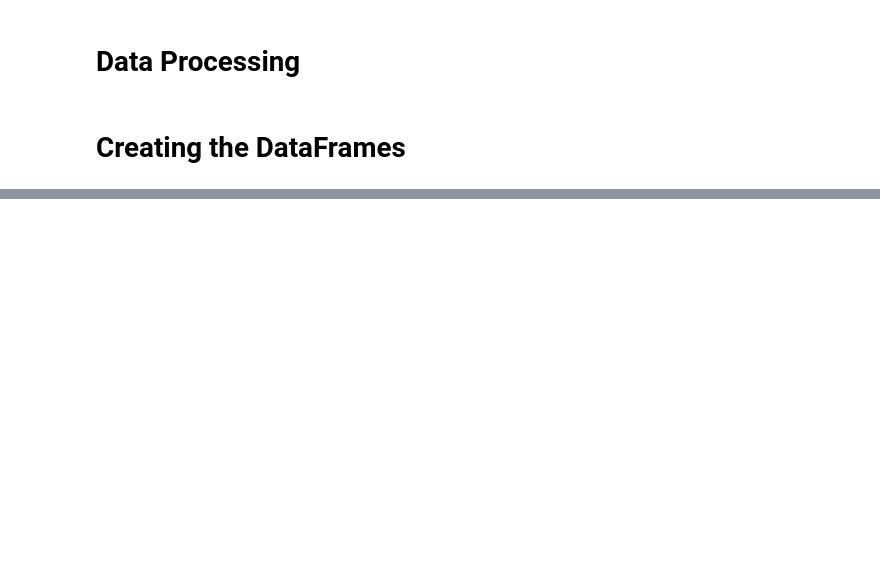
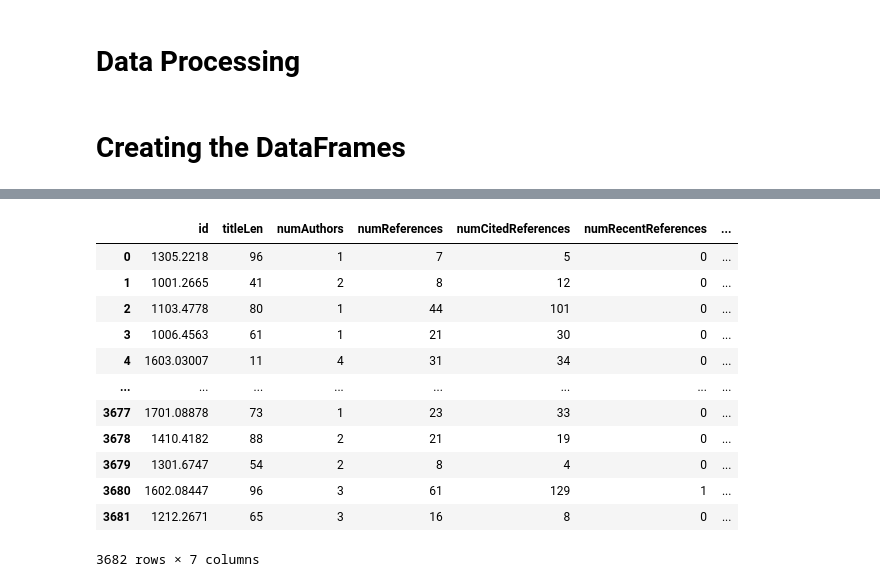
Before and after one commit to ShashiKiranMR/CS-7641-ML-Project, a Jupyter notebook: main_script.ipynb, the cells around one changed output, grey strips where cells are left out. Cells and saved outputs as stored; diff of their text form; code cells hidden in the pictures; blank space fills up the shorter version.

```diff
--- a/main_script.ipynb
+++ b/main_script.ipynb
@@ -108,0 +61,43 @@ acl_review_train_df
+# %%
+def create_dataframe(json_data, json_reviews, dataset_name=''):
+  modified_arr = []
+  for id in json_data.keys():
+    fields = {'id': id}
+    # fields of metadata are 'source', 'title', 'authors', 'emails', 'sections', 'references', 'referenceMentions', 'year', 'abstractText', 'creator'
+    # fields of review_data are 'reviews', 'abstract', 'histories', 'id', 'title'
+    metadata = json_data[id]['metadata']
+    review_data = json_reviews[id]
+    fields['titleLen'] = len(review_data['title'])
+    authors = []
+    if 'authors' in review_data.keys() and len(review_data['authors']) > 0:
+      authors = review_data['authors']
+    elif 'authors' in metadata.keys() and len(metadata['authors']) > 0:
+      authors = metadata['authors']
+    fields['numAuthors'] = len(authors)
+    fields['numReferences'] = len(metadata['references'])
+    fields['numCitedReferences'] = len(metadata['referenceMentions'])
+    fields['numRecentReferences'] = len([reference for reference in metadata['references'] if reference['year'] == metadata['year']])
+    fields['avgCitedRefLength'] = 0 if len(metadata['referenceMentions']) == 0 else np.mean([len(citedReference['context']) for citedReference in metadata['referenceMentions']])
+    # to add a field to the dataframe, simply add an entry to the fields dictionary in this for loop. All data can be found in metadata and review_data, whose respective fields
+    # for the acl dataset are listed above. When using a new field, ensure it works across all . If you need to access a field specific to a particular dataset, use the
+    # dataset_name parameter, which will be supplied accordingly.
+    modified_arr.append(fields)
+  return pd.DataFrame(modified_arr)
+
+# eventually, we will create a dataframe for every dataset
+testing_df = create_dataframe(cs_ai_data[-2], cs_ai_data[-1])
+testing_df
+# %% [output]
+|  | id | titleLen | numAuthors | numReferences | numCitedReferences | numRecentReferences | ... |
+| 0 | 1305.2218 | 96 | 1 | 7 | 5 | 0 | ... |
+| 1 | 1001.2665 | 41 | 2 | 8 | 12 | 0 | ... |
+| 2 | 1103.4778 | 80 | 1 | 44 | 101 | 0 | ... |
+| 3 | 1006.4563 | 61 | 1 | 21 | 30 | 0 | ... |
+| 4 | 1603.03007 | 11 | 4 | 31 | 34 | 0 | ... |
+| ... | ... | ... | ... | ... | ... | ... | ... |
+| 3677 | 1701.08878 | 73 | 1 | 23 | 33 | 0 | ... |
+| 3678 | 1410.4182 | 88 | 2 | 21 | 19 | 0 | ... |
+| 3679 | 1301.6747 | 54 | 2 | 8 | 4 | 0 | ... |
+| 3680 | 1602.08447 | 96 | 3 | 61 | 129 | 1 | ... |
+| 3681 | 1212.2671 | 65 | 3 | 16 | 8 | 0 | ... |
+3682 rows × 7 columns
```
Also changed, not shown: parts of 8 cells of this notebook.
